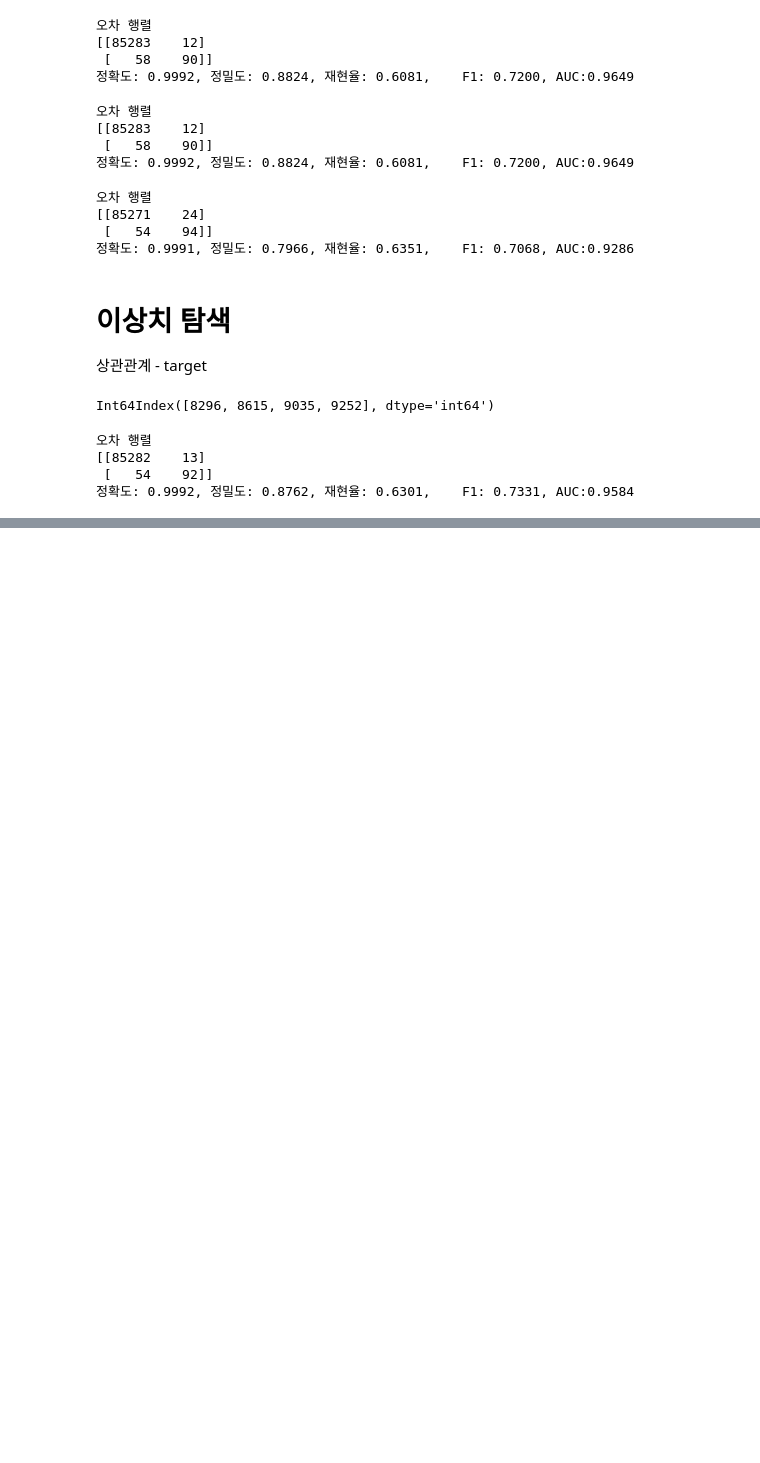
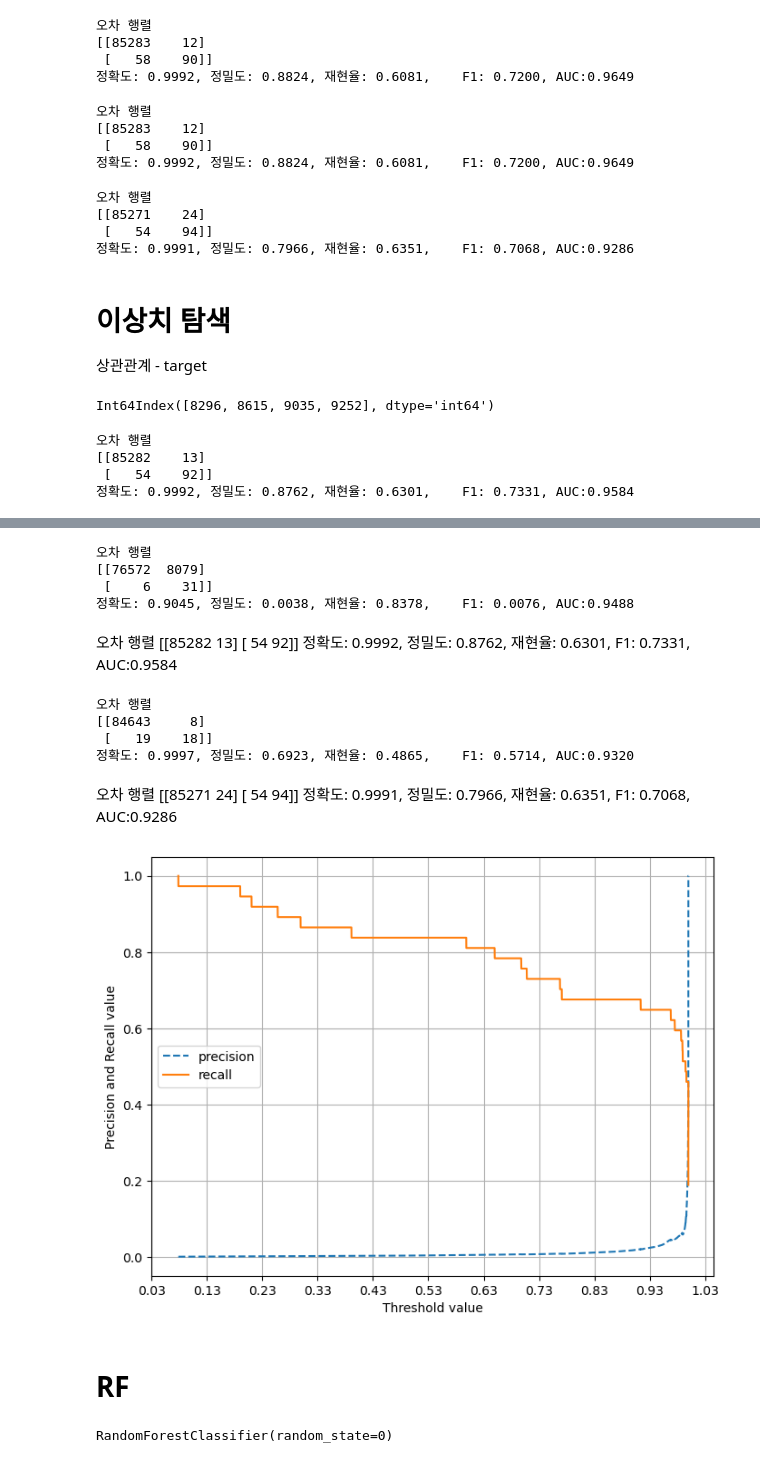
Before and after one commit to daewoong12/ML, a Jupyter notebook: 04_신용카드사기검출.ipynb, the cells around one changed output, grey strips where cells are left out. Cells and saved outputs as stored; diff of their text form; code cells hidden in the pictures; blank space fills up the shorter version.

```diff
--- a/04_신용카드사기검출.ipynb
+++ b/04_신용카드사기검출.ipynb
@@ -249,0 +327,6 @@ get_model_train_eval(lr_clf, X_train, X_test,y_train,y_test)
+# %%
+def get_model_train_eval(model, ftr_train=None, ftr_test = None, tgt_train=None, tgt_test=None):
+    model.fit(ftr_train, tgt_train)
+    pred = model.predict(ftr_test)
+    pred_proba = model.predict_proba(ftr_test)[:, 1]
+    get_clf_eval(tgt_test, pred, pred_proba)
@@ -250,2 +347,8 @@ get_model_train_eval(lr_clf, X_train, X_test,y_train,y_test)
 # %%
 # SMOTE - 오버샘플링을 할 때 알고리즘
+# %%
+from imblearn.over_sampling import SMOTE
+smote = SMOTE(random_state = 0)
+X_train_over, y_train_over = smote.fit_resample(X_train, y_train)
+print(f'X_train : {X_train.shape} y_train : {y_train.shape}')
+print(f'X_train_over : {X_train_over.shape} y_train_over : {y_train_over.shape}')
@@ -251,0 +366,66 @@ get_model_train_eval(lr_clf, X_train, X_test,y_train,y_test)
+# %%
+lr_clf =LogisticRegression()
+get_model_train_eval(lr_clf, X_train_over, X_test,y_train_over,y_test)
+# %% [output]
+오차 행렬
+[[76572  8079]
+ [    6    31]]
+정확도: 0.9045, 정밀도: 0.0038, 재현율: 0.8378,    F1: 0.0076, AUC:0.9488
+# %% [markdown]
+오차 행렬
+[[85282    13]
+ [   54    92]]
+정확도: 0.9992, 정밀도: 0.8762, 재현율: 0.6301,    F1: 0.7331, AUC:0.9584
+# %%
+from lightgbm import LGBMClassifier
+lgbm_clf = LGBMClassifier(n_estimators=1000, num_leaves=64, n_jobs=-1, boost_from_average=False)
+get_model_train_eval(lgbm_clf, ftr_train=X_train_over, ftr_test=X_test, tgt_train=y_train_over, tgt_test=y_test)
+# %% [output]
+오차 행렬
+[[84643     8]
+ [   19    18]]
+정확도: 0.9997, 정밀도: 0.6923, 재현율: 0.4865,    F1: 0.5714, AUC:0.9320
+# %% [markdown]
+오차 행렬
+[[85271    24]
+ [   54    94]]
+정확도: 0.9991, 정밀도: 0.7966, 재현율: 0.6351,    F1: 0.7068, AUC:0.9286
+# %%
+import matplotlib.pyplot as plt
+import matplotlib.ticker as ticker
+from sklearn.metrics import precision_recall_curve
+%matplotlib inline
+
+def precision_recall_curve_plot(y_test , pred_proba_c1):
+    # threshold ndarray와 이 threshold에 따른 정밀도, 재현율 ndarray 추출.
+    precisions, recalls, thresholds = precision_recall_curve( y_test, pred_proba_c1)
+
+    # X축을 threshold값으로, Y축은 정밀도, 재현율 값으로 각각 Plot 수행. 정밀도는 점선으로 표시
+    plt.figure(figsize=(8,6))
+    threshold_boundary = thresholds.shape[0]
+    plt.plot(thresholds, precisions[0:threshold_boundary], linestyle='--', label='precision')
+    plt.plot(thresholds, recalls[0:threshold_boundary],label='recall')
+
+    # threshold 값 X 축의 Scale을 0.1 단위로 변경
+    start, end = plt.xlim()
+    plt.xticks(np.round(np.arange(start, end, 0.1),2))
+
+    # x축, y축 label과 legend, 그리고 grid 설정
+    plt.xlabel('Threshold value'); plt.ylabel('Precision and Recall value')
+    plt.legend(); plt.grid()
+    plt.show()
+# %%
+# LR의 SMOTE 이전 데이터터
+precision_recall_curve_plot(y_test, lr_clf.predict_proba(X_test)[:, 1])
+# %% [output]
+[figure, added]
+# %% [markdown]
+# RF
+# %%
+from sklearn.ensemble import RandomForestClassifier
+
+# 랜덤 포레스트 모델 학습
+rf_model = RandomForestClassifier(random_state=0)
+rf_model.fit(X_train, y_train)
+# %% [output]
+RandomForestClassifier(random_state=0)
```
Also changed, not shown: parts of 26 cells of this notebook.
